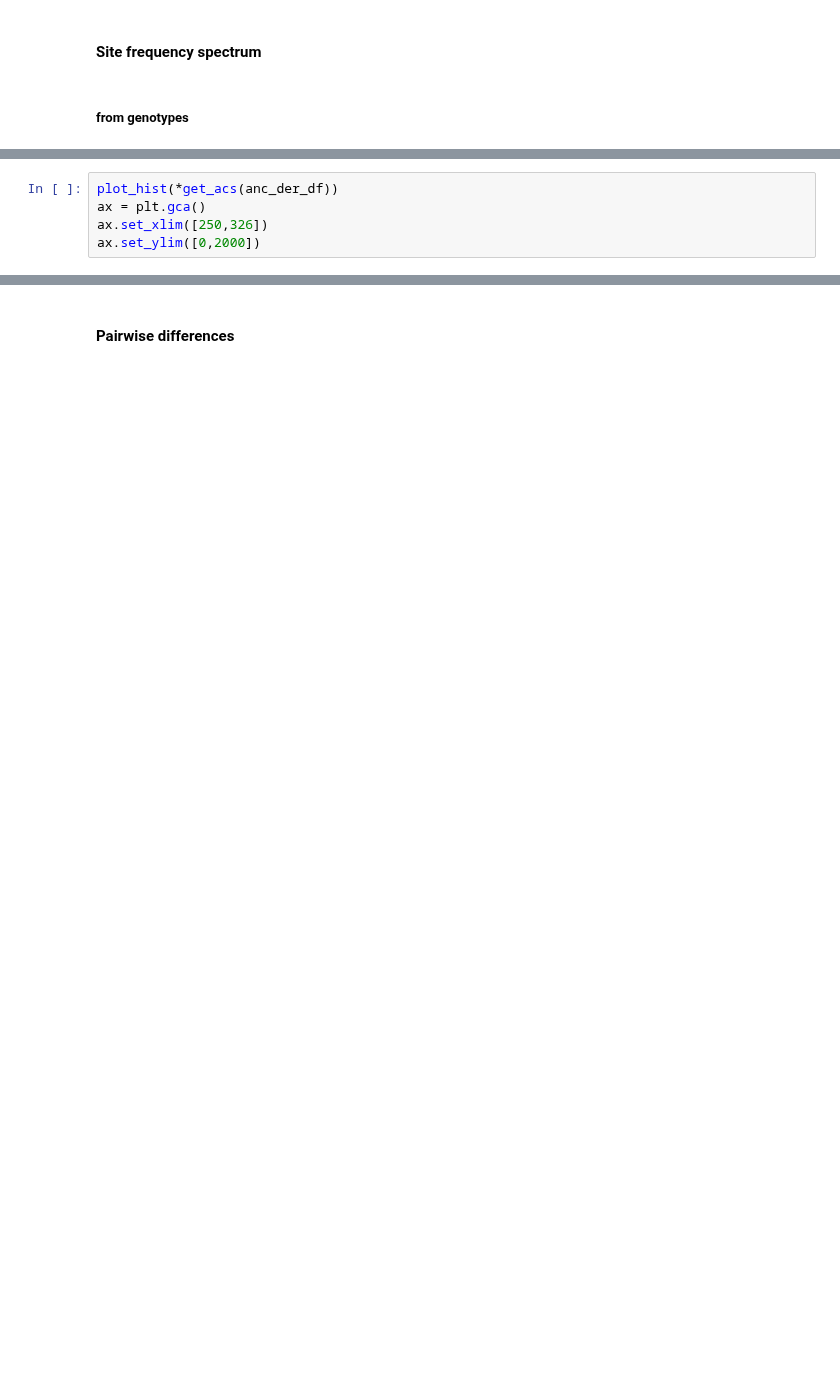
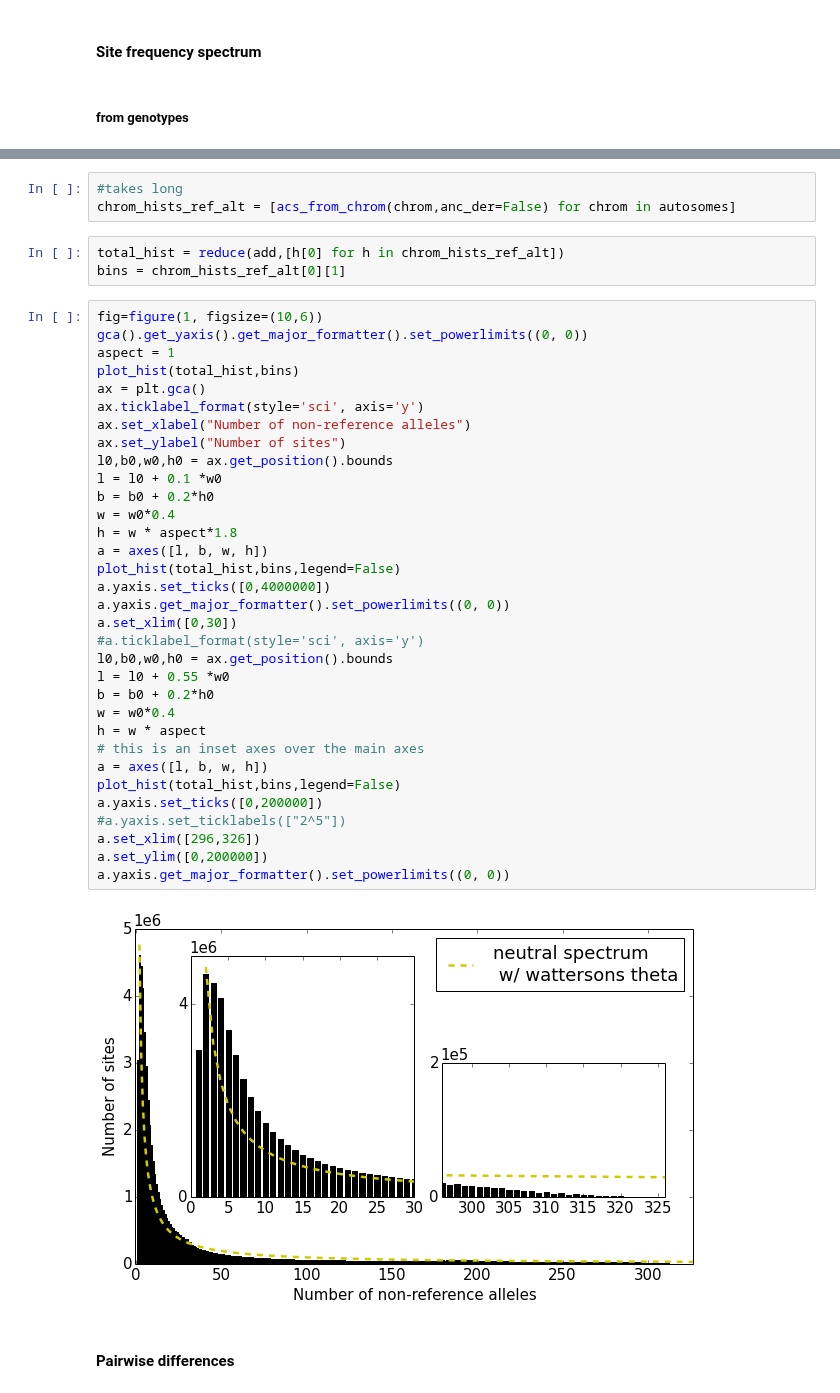
Before and after one commit to peterdfields/hs_vervet, a Jupyter notebook: notebooks/20140607_vervetpopgen_manuscript.ipynb, the cells around one changed output, grey strips where cells are left out. Saved outputs shown, nothing was run; the diff lists cells and outputs as text; blank space fills up the shorter version.

```diff
--- a/notebooks/20140607_vervetpopgen_manuscript.ipynb
+++ b/notebooks/20140607_vervetpopgen_manuscript.ipynb
@@ -150,5 +135,0 @@ ax.set_ylim([0,2000])
-# %%
-plot_hist(*get_acs(anc_der_df))
-ax = plt.gca()
-ax.set_xlim([250,326])
-ax.set_ylim([0,2000])
@@ -158,2 +201,43 @@ ax.set_ylim([0,2000])
+# %%
+#takes long
+chrom_hists_ref_alt = [acs_from_chrom(chrom,anc_der=False) for chrom in autosomes]
+# %%
+total_hist = reduce(add,[h[0] for h in chrom_hists_ref_alt])
+bins = chrom_hists_ref_alt[0][1]
+# %%
+fig=figure(1, figsize=(10,6))
+gca().get_yaxis().get_major_formatter().set_powerlimits((0, 0))
+aspect = 1
+plot_hist(total_hist,bins)
+ax = plt.gca()
+ax.ticklabel_format(style='sci', axis='y')
+ax.set_xlabel("Number of non-reference alleles")
+ax.set_ylabel("Number of sites")
+l0,b0,w0,h0 = ax.get_position().bounds
+l = l0 + 0.1 *w0
+b = b0 + 0.2*h0
+w = w0*0.4
+h = w * aspect*1.8
+a = axes([l, b, w, h])
+plot_hist(total_hist,bins,legend=False)
+a.yaxis.set_ticks([0,4000000])
+a.yaxis.get_major_formatter().set_powerlimits((0, 0))
+a.set_xlim([0,30])
+#a.ticklabel_format(style='sci', axis='y')
+l0,b0,w0,h0 = ax.get_position().bounds
+l = l0 + 0.55 *w0
+b = b0 + 0.2*h0
+w = w0*0.4
+h = w * aspect
+# this is an inset axes over the main axes
+a = axes([l, b, w, h])
+plot_hist(total_hist,bins,legend=False)
+a.yaxis.set_ticks([0,200000])
+#a.yaxis.set_ticklabels(["2^5"])
+a.set_xlim([296,326])
+a.set_ylim([0,200000])
+a.yaxis.get_major_formatter().set_powerlimits((0, 0))
+# %% [output]
+[figure, added]
 # %% [markdown]
 #### Pairwise differences
```
Also changed, not shown: parts of 33 cells of this notebook, 4 other files.
